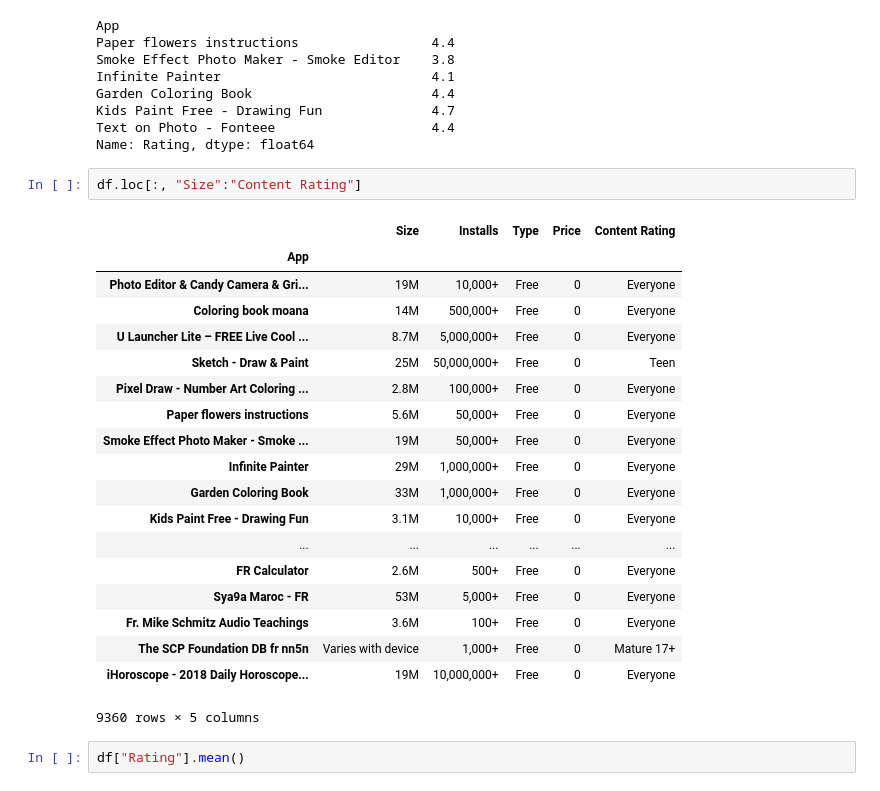
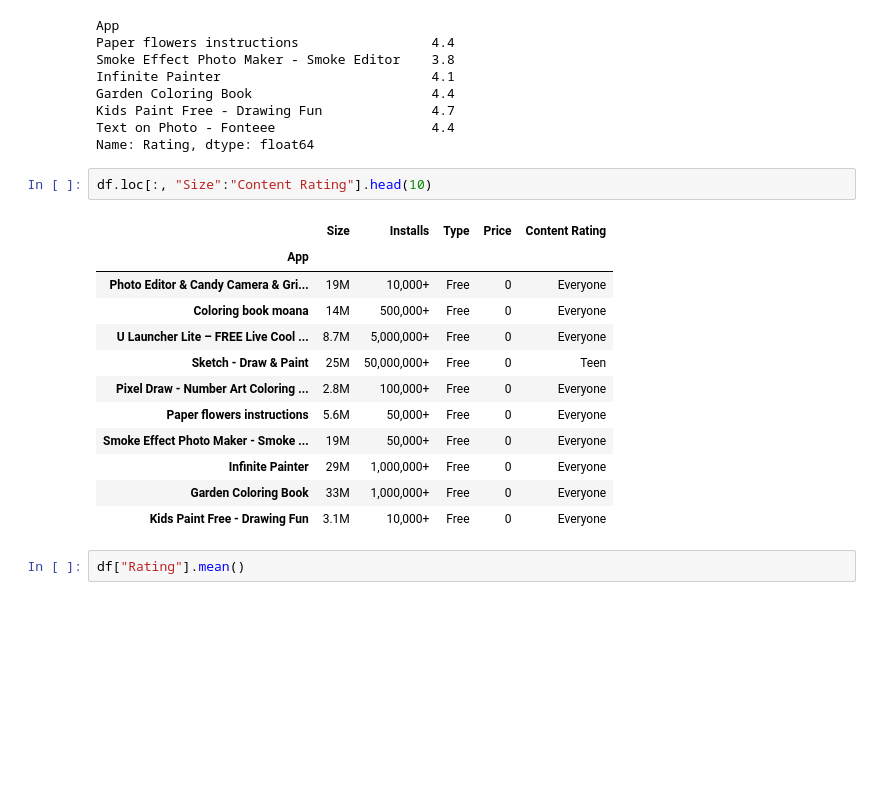
Before and after one commit to green-fox-academy/tedlsx, a Jupyter notebook: week-6/day-1/workshop.ipynb, the cells around one changed output. Saved outputs shown, nothing was run; the diff lists cells and outputs as text; blank space fills up the shorter version.

```diff
--- a/week-6/day-1/workshop.ipynb
+++ b/week-6/day-1/workshop.ipynb
@@ -184,27 +184,20 @@ Kids Paint Free - Drawing Fun              4.7
 Text on Photo - Fonteee                    4.4
 Name: Rating, dtype: float64
 # %%
-df.loc[:, "Size":"Content Rating"]
+df.loc[:, "Size":"Content Rating"].head(10)
 # %% [output]
 |  | Size | Installs | Type | Price | Content Rating |
 | App |  |  |  |  |  |
 | Photo Editor & Candy Camera & Gri... | 19M | 10,000+ | Free | 0 | Everyone |
 | Coloring book moana | 14M | 500,000+ | Free | 0 | Everyone |
 | U Launcher Lite – FREE Live Cool ... | 8.7M | 5,000,000+ | Free | 0 | Everyone |
 | Sketch - Draw & Paint | 25M | 50,000,000+ | Free | 0 | Teen |
 | Pixel Draw - Number Art Coloring ... | 2.8M | 100,000+ | Free | 0 | Everyone |
 | Paper flowers instructions | 5.6M | 50,000+ | Free | 0 | Everyone |
 | Smoke Effect Photo Maker - Smoke ... | 19M | 50,000+ | Free | 0 | Everyone |
 | Infinite Painter | 29M | 1,000,000+ | Free | 0 | Everyone |
 | Garden Coloring Book | 33M | 1,000,000+ | Free | 0 | Everyone |
 | Kids Paint Free - Drawing Fun | 3.1M | 10,000+ | Free | 0 | Everyone |
-| ... | ... | ... | ... | ... | ... |
-| FR Calculator | 2.6M | 500+ | Free | 0 | Everyone |
-| Sya9a Maroc - FR | 53M | 5,000+ | Free | 0 | Everyone |
-| Fr. Mike Schmitz Audio Teachings | 3.6M | 100+ | Free | 0 | Everyone |
-| The SCP Foundation DB fr nn5n | Varies with device | 1,000+ | Free | 0 | Mature 17+ |
-| iHoroscope - 2018 Daily Horoscope... | 19M | 10,000,000+ | Free | 0 | Everyone |
-9360 rows × 5 columns
 # %%
 df["Rating"].mean()
 # %% [output]
```
